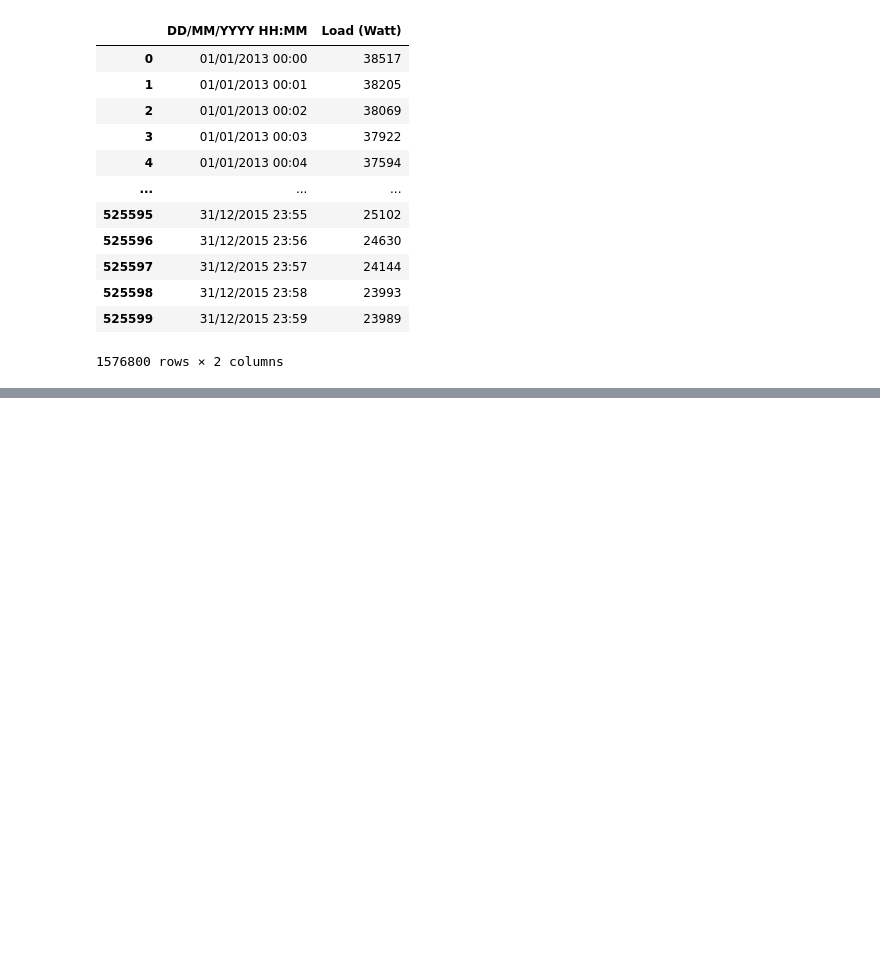
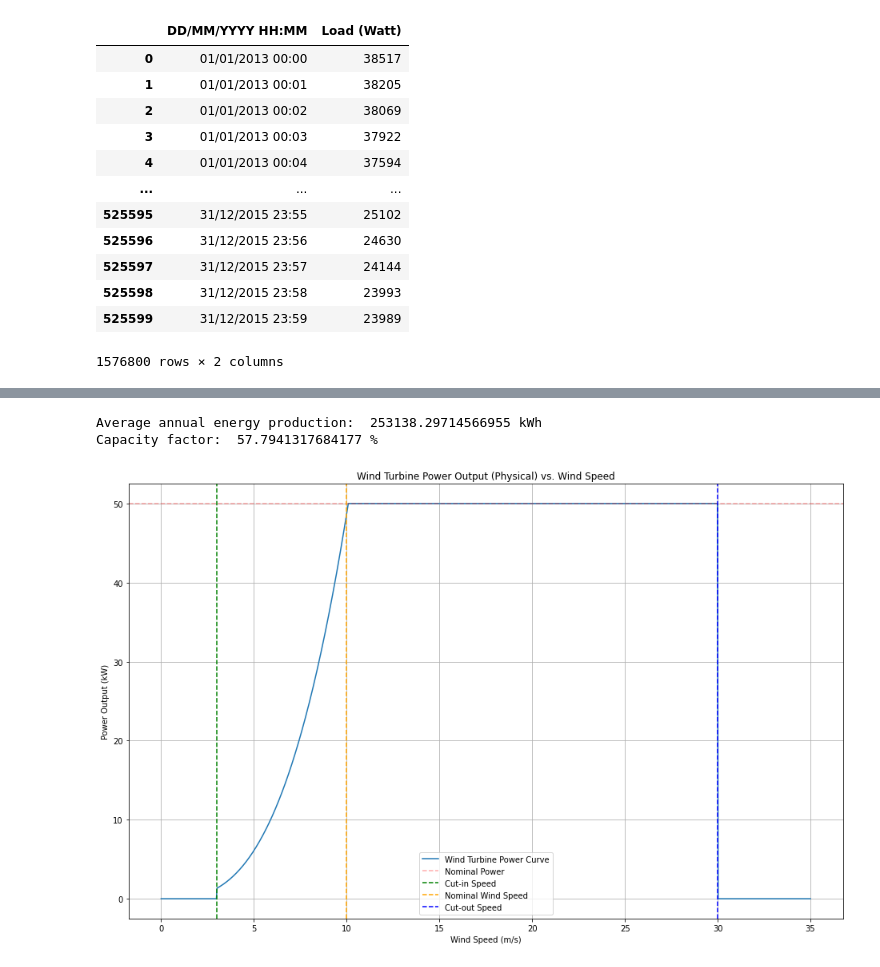
Before and after one commit to MarekTran/ET3036TU-Project, a Jupyter notebook: data_exploration.ipynb, the cells around one changed output, grey strips where cells are left out. Cells and saved outputs as stored; diff of their text form; code cells hidden in the pictures; blank space fills up the shorter version.

```diff
--- a/data_exploration.ipynb
+++ b/data_exploration.ipynb
@@ -470,0 +430,22 @@ print(len(power_output))
+# %%
+# Initialize the WindTurbine object
+flexpro_turbine = WindTurbine(blade_radius=7.5, # [m]
+                              performance_coefficient=0.45, # [-]
+                              air_density=1.225, # [kg/m^3]
+                              nominal_power=50, # [kW]
+                              nominal_wind_speed=10, # [m/s]
+                              cut_out_speed=30, # [m/s]
+                              cut_in_speed=3, # [m/s]
+                              price=68000, # EUR
+                              lifetime=25, # years
+                              height=18) # [m]
+# Print average annual energy production
+print('Average annual energy production: ', flexpro_turbine.get_annual_energy_production(df_weather['wind_speed'].to_numpy(), years=3, simple=False), 'kWh')
+# Print capacity factor
+print('Capacity factor: ', flexpro_turbine.get_capacity_factor(df_weather['wind_speed'].to_numpy(), years=3, simple=False), '%')
+# Plot power curve
+flexpro_turbine.plot_physical_power_curve()
+# %% [output]
+Average annual energy production:  253138.29714566955 kWh
+Capacity factor:  57.7941317684177 %
+[figure, added]
```
Also changed, not shown: parts of 20 cells of this notebook.
